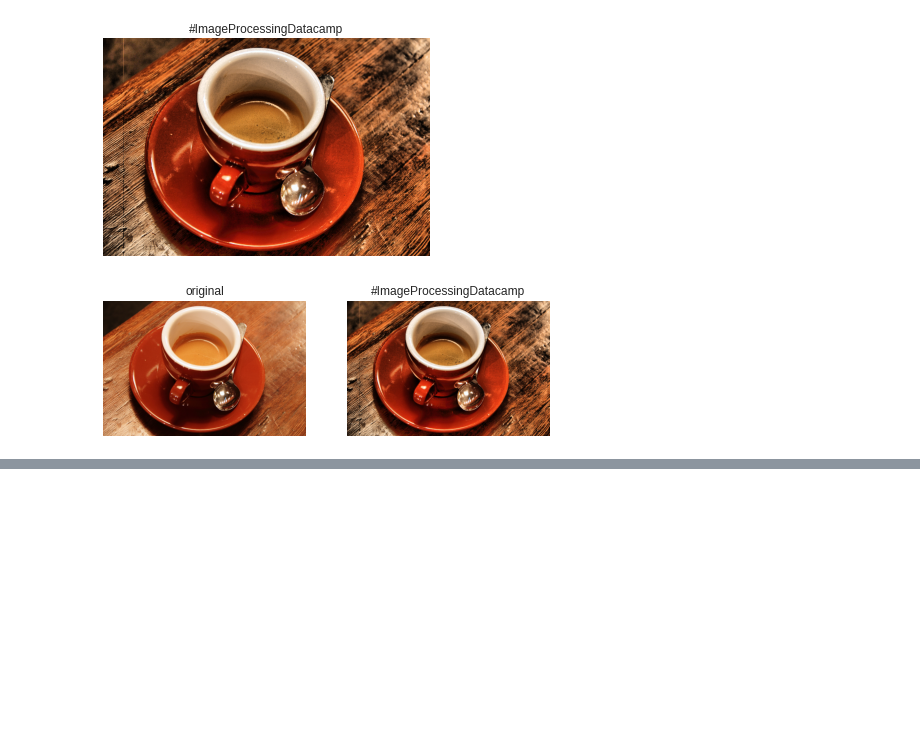
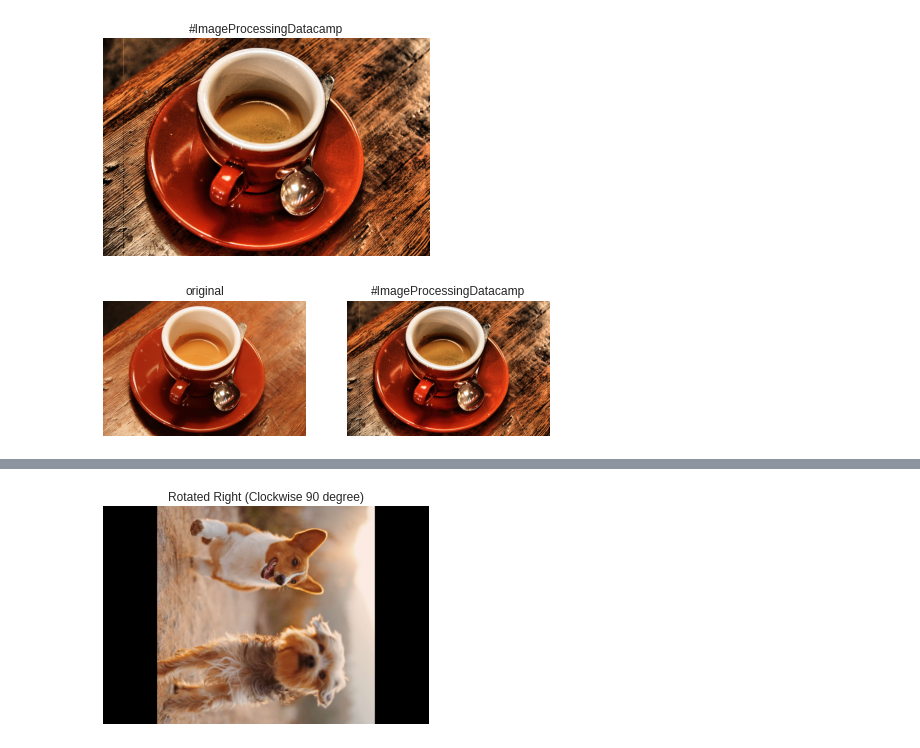
Before and after one commit to Naimul-Islam-Siam/Image-Processing, a Jupyter notebook: Image Processing in Python/2. Filters, Contrast, Transformation and Morphology/image_processing2.ipynb, the cells around one changed output, grey strips where cells are left out. Cells and saved outputs as stored; diff of their text form; code cells hidden in the pictures; blank space fills up the shorter version.

```diff
--- a/Image Processing in Python/2. Filters, Contrast, Transformation and Morphology/image_processing2.ipynb
+++ b/Image Processing in Python/2. Filters, Contrast, Transformation and Morphology/image_processing2.ipynb
@@ -210,0 +239,4 @@ plot_comparison(original_image, adapthist_eq_image, "#ImageProcessingDatacamp")
+# %%
+show_image(rotated_image_right, "Rotated Right (Clockwise 90 degree)")
+# %% [output]
+[figure, added]
```
Also changed, not shown: parts of 17 cells of this notebook.
